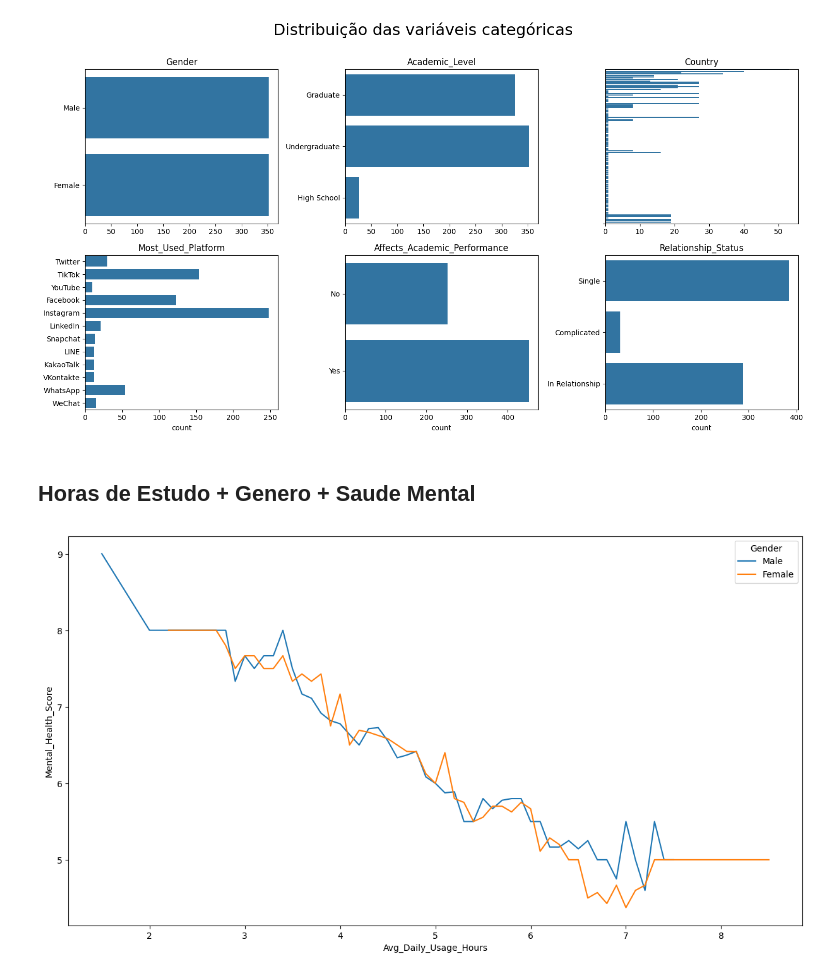
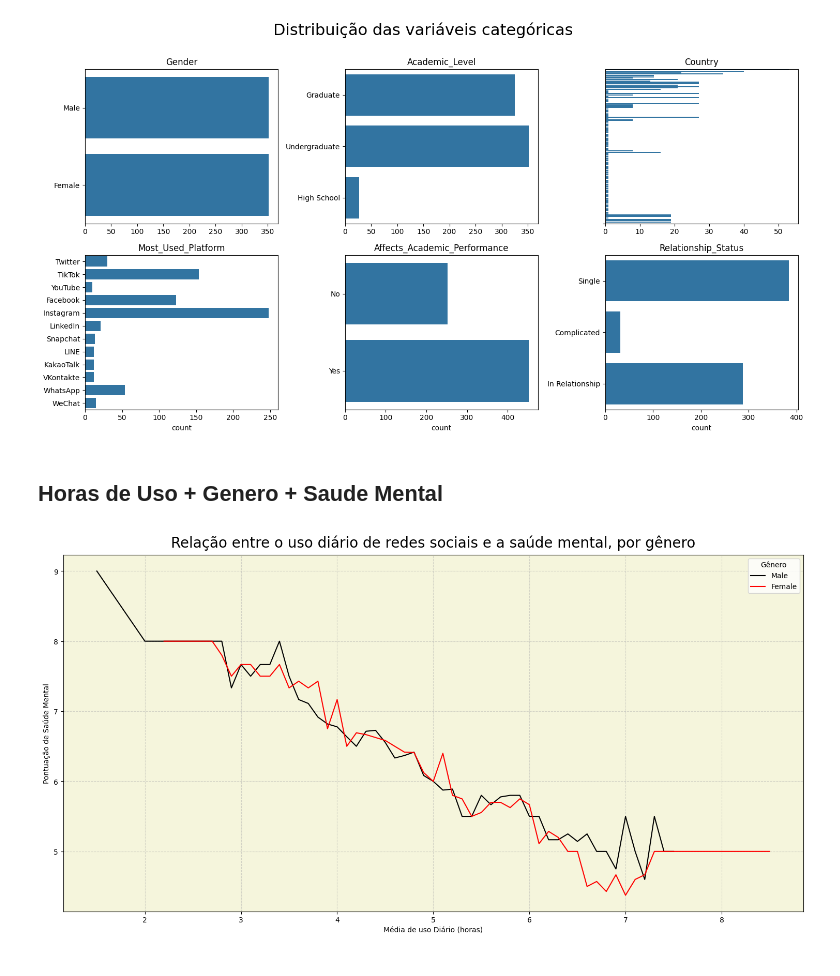
Before and after one commit to JoaoHeslin/Estudantes-e-Midias-Sociais, a Jupyter notebook: relatorio.ipynb, the cells around one changed output. Cells and saved outputs as stored; diff of their text form; code cells hidden in the pictures.

```diff
--- a/relatorio.ipynb
+++ b/relatorio.ipynb
@@ -139,10 +139,23 @@ plt.show()
 # %% [output]
 [figure]
 # %% [markdown]
-## Horas de Estudo + Genero + Saude Mental
+## Horas de Uso + Genero + Saude Mental
 # %%
-plt.figure(figsize=(15,8))
-sns.lineplot(df, x="Avg_Daily_Usage_Hours", y="Mental_Health_Score", hue="Gender", errorbar=None)
+custom_palette = {"Male": "black", "Female": "red"}
+
+plt.figure(figsize=(15, 8))
+
+ax = sns.lineplot(df, x="Avg_Daily_Usage_Hours", y="Mental_Health_Score", hue="Gender", palette=custom_palette, errorbar=None)
+
+plt.title("Relação entre o uso diário de redes sociais e a saúde mental, por gênero", fontsize=20, y=1.01)
+plt.xlabel("Média de uso Diário (horas)")
+plt.ylabel("Pontuação de Saúde Mental")
+
+plt.grid(linestyle="--", alpha=0.5)
+ax.set_facecolor('#f5f5dc')
+
+plt.legend(title="Gênero", loc="upper right")
+plt.tight_layout()
 plt.show()
 # %% [output]
-[figure, old version]
+[figure, new version]
```
Also changed, not shown: parts of 4 cells of this notebook.
